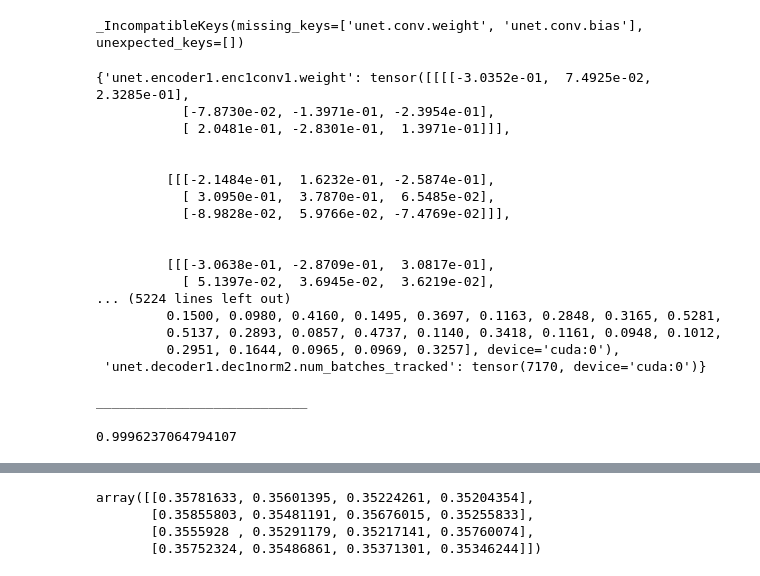
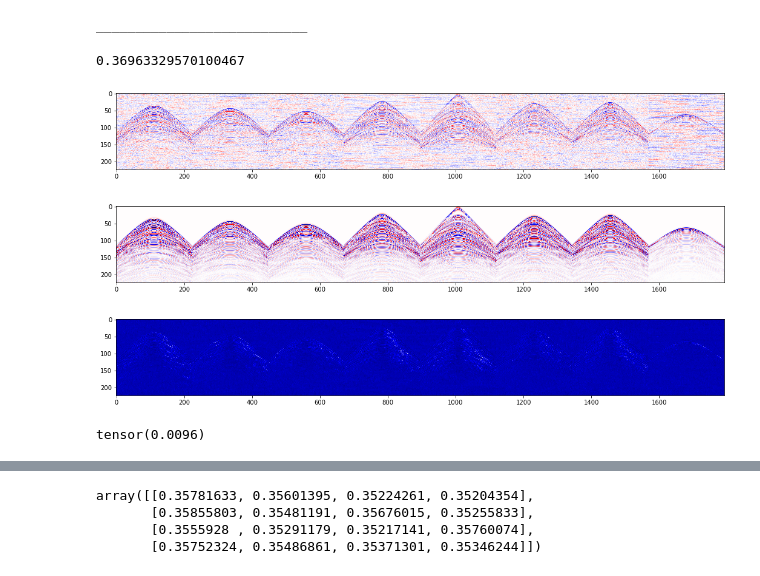
Before and after one commit to makamoa/seismic, a Jupyter notebook: src/EvaluateDemo.ipynb, the cells around one changed output, grey strips where cells are left out. Saved outputs shown, nothing was run; the diff lists cells and outputs as text; code cells hidden in the pictures.

```diff
--- a/src/EvaluateDemo.ipynb
+++ b/src/EvaluateDemo.ipynb
@@ -102,35 +105,3 @@ tensor([[[[ 0.0902, -0.2497,  0.2912],
-# %%
-pretrained_dict = torch.load(save_path)
-model_dict = model.state_dict()
-
-# 1. filter out unnecessary keys
-pretrained_dict = {k: v for k, v in pretrained_dict.items() if k not in ['unet.conv.weight','unet.conv.bias']}
-# 2. overwrite entries in the existing state dict
-model_dict.update(pretrained_dict)
-# 3. load the new state dict
-model.load_state_dict(pretrained_dict, strict=False)
-# %% [output]
-_IncompatibleKeys(missing_keys=['unet.conv.weight', 'unet.conv.bias'], unexpected_keys=[])
-# %%
-pretrained_dict
-# %% [output]
-{'unet.encoder1.enc1conv1.weight': tensor([[[[-3.0352e-01,  7.4925e-02,  2.3285e-01],
-           [-7.8730e-02, -1.3971e-01, -2.3954e-01],
-           [ 2.0481e-01, -2.8301e-01,  1.3971e-01]]],
-
-
-         [[[-2.1484e-01,  1.6232e-01, -2.5874e-01],
-           [ 3.0950e-01,  3.7870e-01,  6.5485e-02],
-           [-8.9828e-02,  5.9766e-02, -7.4769e-02]]],
-
-
-         [[[-3.0638e-01, -2.8709e-01,  3.0817e-01],
-           [ 5.1397e-02,  3.6945e-02,  3.6219e-02],
-... (5224 lines left out)
-         0.1500, 0.0980, 0.4160, 0.1495, 0.3697, 0.1163, 0.2848, 0.3165, 0.5281,
-         0.5137, 0.2893, 0.0857, 0.4737, 0.1140, 0.3418, 0.1161, 0.0948, 0.1012,
-         0.2951, 0.1644, 0.0965, 0.0969, 0.3257], device='cuda:0'),
- 'unet.decoder1.dec1norm2.num_batches_tracked': tensor(7170, device='cuda:0')}
 # %%
 def evaluate(model, loader, metrics):
     metrics.reset()
@@ -156,8 +127,8 @@ def evaluate_robustness(model, metrics):
             print(noise_type, noise_scale, robustness[i, j])
     return robustness
 # %%
-noise_transforms = build_noise_transforms(noise_type=-1, scale=0)
-denoise_dataset = get_dataset('firstbreak', noise_transforms=noise_transforms)
+noise_transforms = build_noise_transforms(noise_type=0, scale=0.25)
+denoise_dataset = get_dataset(problem, noise_transforms=noise_transforms)
 train_dataset, val_dataset = get_train_val_dataset(denoise_dataset)
 train_loader = DataLoader(train_dataset, batch_size=batch_size, shuffle=True, num_workers=workers)
 valid_loader = DataLoader(val_dataset, batch_size=batch_size, shuffle=False, num_workers=workers)
@@ -165,7 +136,30 @@ valid_loader = DataLoader(val_dataset, batch_size=batch_size, shuffle=False, num
 evaluate(model, valid_loader, metrics)
 # %% [output]
 ___________________________
-0.9996237064794107
+0.36963329570100467
+# %%
+import torchvision
+sample = iter(train_loader).next()
+x, y = sample['input'].float(), sample['target'].numpy()
+with torch.no_grad():
+    y_pred = model(x)
+    if problem == 'firstbreak':
+        y_pred = torch.argmax(y_pred, dim=1) # get the most likely prediction
+plt.figure(figsize=(18,9))
+plt.imshow(torchvision.utils.make_grid(sample['input'], padding=0)[0][None, ...].permute((1, 2, 0)), cmap='seismic')
+plt.figure(figsize=(18,9))
+plt.imshow(torchvision.utils.make_grid(sample['target'].float(), padding=0)[0][None, ...].permute((1, 2, 0)), cmap='seismic')
+plt.figure(figsize=(18,9))
+plt.imshow(torchvision.utils.make_grid(y_pred.float(), padding=0)[0][None, ...].permute((1, 2, 0)), cmap='seismic')
+plt.show()
+# %% [output]
+[figure, added]
+[figure, added]
+[figure, added]
+# %%
+y_pred.min()
+# %% [output]
+tensor(0.0096)
 # %%
 robustness = evaluate_robustness(model, metrics)
 np.save(os.path.join(METADATA, 'robustness_' + weight_file + '.npy'),np.array(robustness))
```
Also changed, not shown: parts of 8 cells of this notebook, 11 other files.
